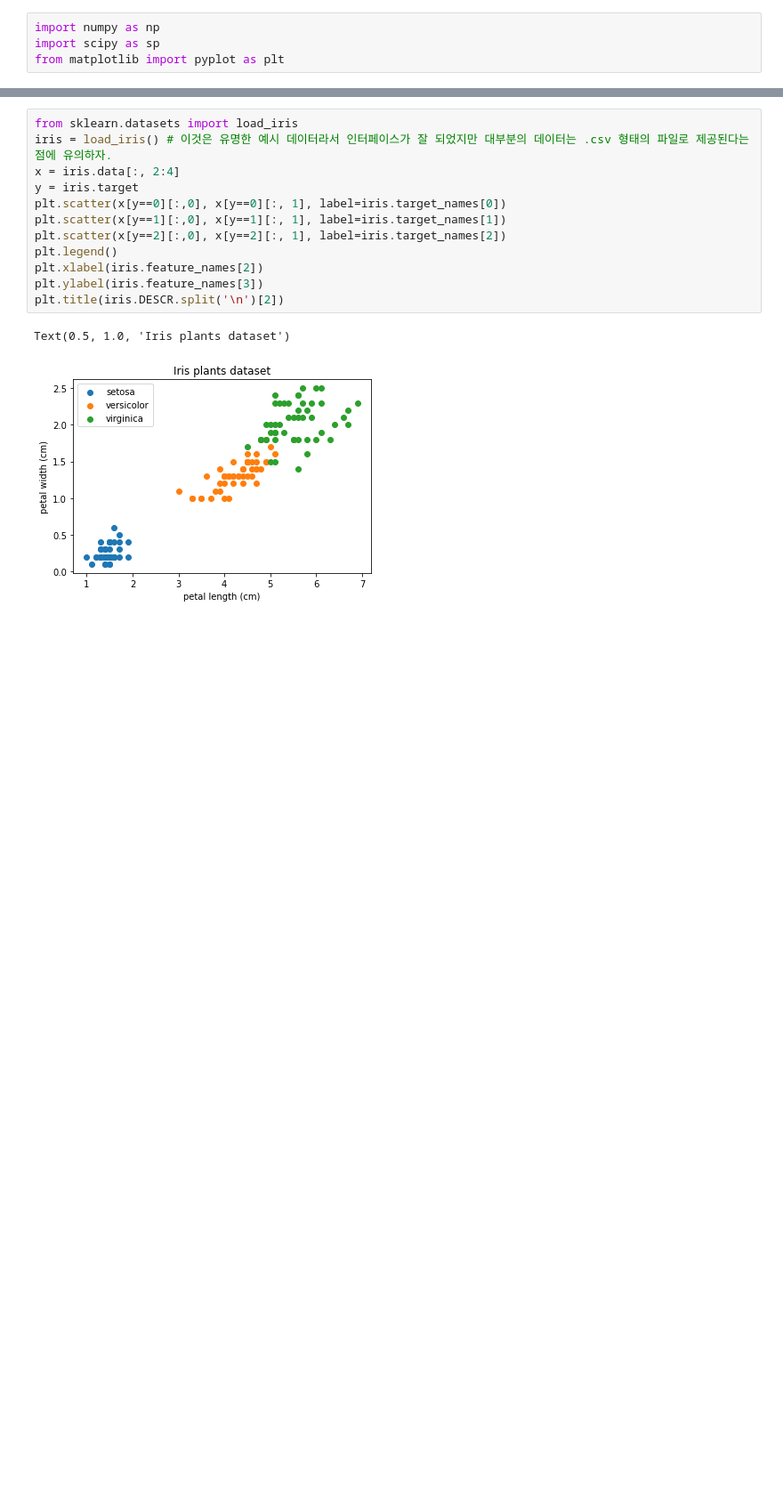
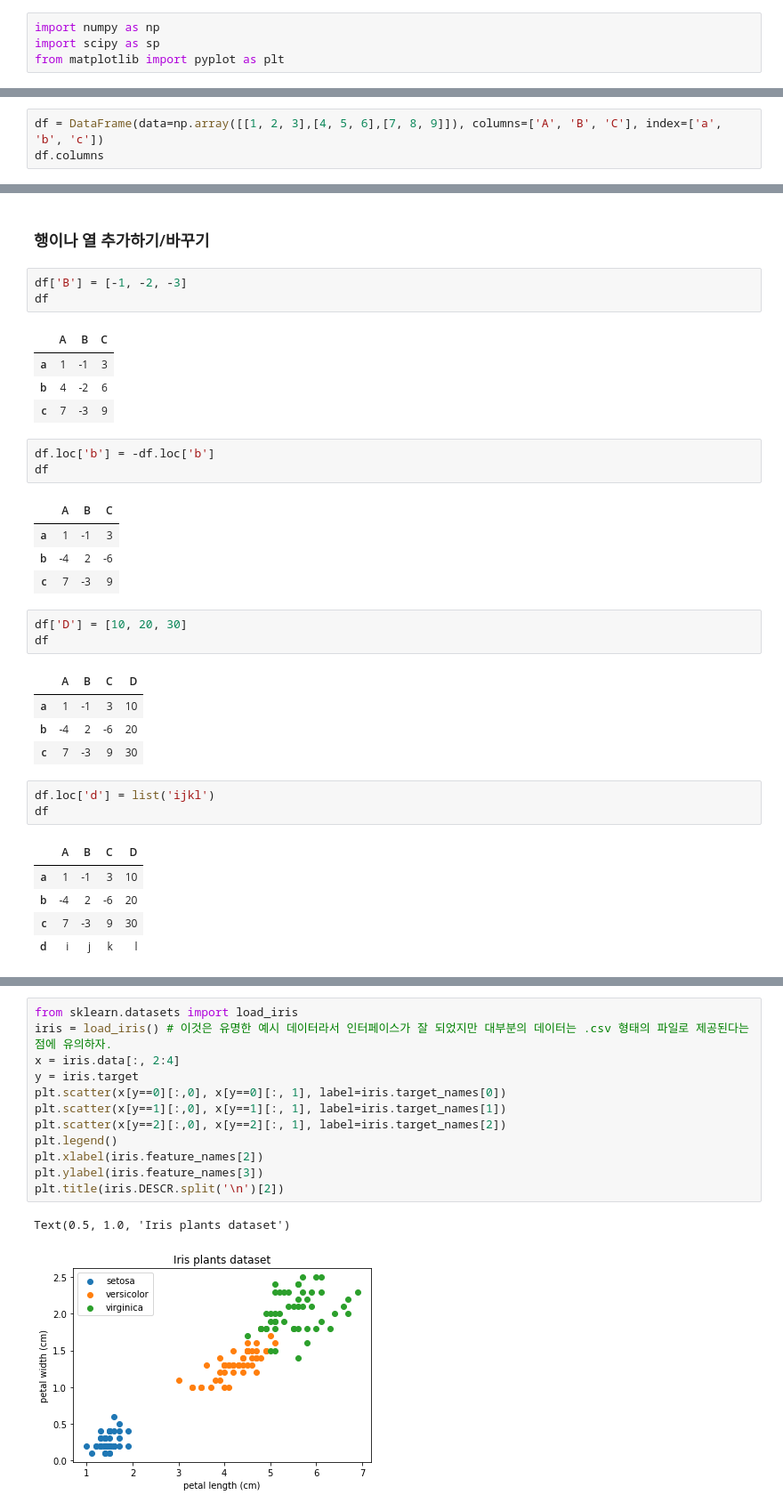
Before and after one commit to Siheon-Park/KSOP, a Jupyter notebook: 2021-10-23-linear_regression.ipynb, the cells around one changed output, grey strips where cells are left out. Shown at 89% size. Saved outputs shown, nothing was run; the diff lists cells and outputs as text; blank space fills up the shorter version.

```diff
--- a/2021-10-23-linear_regression.ipynb
+++ b/2021-10-23-linear_regression.ipynb
@@ -21,0 +50,3 @@ from matplotlib import pyplot as plt
+# %%
+df = DataFrame(data=np.array([[1, 2, 3],[4, 5, 6],[7, 8, 9]]), columns=['A', 'B', 'C'], index=['a', 'b', 'c'])
+df.columns
@@ -21,0 +92,35 @@ from matplotlib import pyplot as plt
+# %% [markdown]
+### 행이나 열 추가하기/바꾸기
+# %%
+df['B'] = [-1, -2, -3]
+df
+# %% [output]
+|  | A | B | C |
+| a | 1 | -1 | 3 |
+| b | 4 | -2 | 6 |
+| c | 7 | -3 | 9 |
+# %%
+df.loc['b'] = -df.loc['b']
+df
+# %% [output]
+|  | A | B | C |
+| a | 1 | -1 | 3 |
+| b | -4 | 2 | -6 |
+| c | 7 | -3 | 9 |
+# %%
+df['D'] = [10, 20, 30]
+df
+# %% [output]
+|  | A | B | C | D |
+| a | 1 | -1 | 3 | 10 |
+| b | -4 | 2 | -6 | 20 |
+| c | 7 | -3 | 9 | 30 |
+# %%
+df.loc['d'] = list('ijkl')
+df
+# %% [output]
+|  | A | B | C | D |
+| a | 1 | -1 | 3 | 10 |
+| b | -4 | 2 | -6 | 20 |
+| c | 7 | -3 | 9 | 30 |
+| d | i | j | k | l |
```
Also changed, not shown: parts of 24 cells of this notebook, 1 other file.
